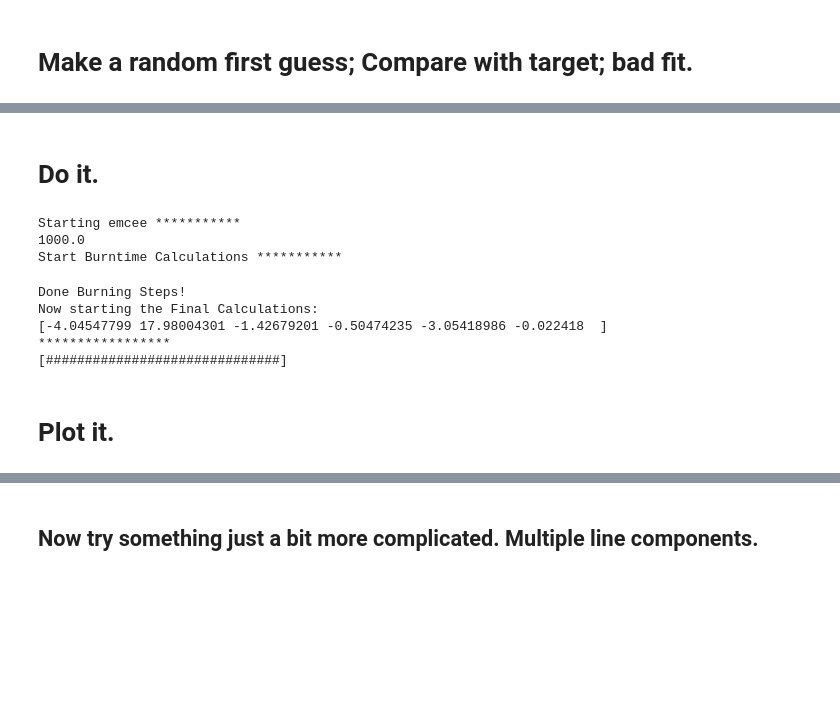
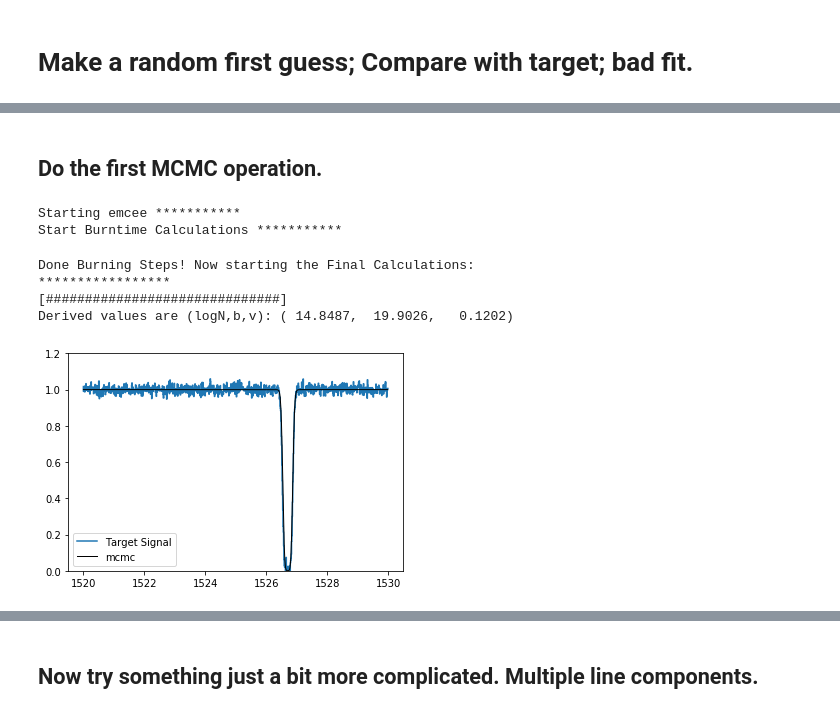
Before and after one commit to rongmon/rbvfit, a Jupyter notebook: src/rbvfit/Set_up_MCMC_problem.ipynb, the cells around one changed output, grey strips where cells are left out. Cells and saved outputs as stored; diff of their text form; code cells hidden in the pictures; blank space fills up the shorter version.

```diff
--- a/src/rbvfit/Set_up_MCMC_problem.ipynb
+++ b/src/rbvfit/Set_up_MCMC_problem.ipynb
@@ -143,4 +205,15 @@ plt.ylim([0.,1.2])
 # %%
+perturbation=1e-1
+no_of_Chain=100
+no_of_steps=5000
+
+text_label=['rho', 'len', 'solar', 'f_c', 'vel_const', 'temp', 'lnf']
+lb   = [-10, 10, -4, -1, -500., 1, -np.inf]
+ub   = [2  , 25,  1,  0,  500., 9,  0.0   ]
+
+length_of_lb = len(lb)
+ndim, nwalkers = length_of_lb, no_of_Chain
+
 ######## Computing Likelihoods######
 def lnprior(theta, lb, ub):
     for index in range(0, len(lb)):
@@ -219,52 +289,28 @@ Optimizing Guess ***********
-# %% [markdown]
-# Do it.
+# %% [markdown]
+## Do the first MCMC operation.
 # %%
-perturbation=1e-1
-no_of_Chain=50
-no_of_steps=5000
-
-length_of_lb = len(lb)
-ndim, nwalkers = length_of_lb, no_of_Chain
-
-
-# guesses are optimized guess from above plus random perturbations
 guesses = [popt + perturbation * np.random.randn(ndim) for i in range(nwalkers)]
 print("Starting emcee ***********")
 burntime = np.round(no_of_steps * .2)
-print(burntime)
 sampler = emcee.EnsembleSampler(nwalkers, ndim, lnprob, threads=8, args=(lb, ub, model_guess, wave, fnorm, enorm))
 print("Start Burntime Calculations ***********")
 
-
-
-import sys
-width = 30
-#First Burning some steps
-pos, prob, state = sampler.run_mcmc(guesses, burntime)
+pos, prob, state = sampler.run_mcmc(guesses, burntime)  #First Burning some steps
 sampler.reset()
 
-
-print("Done Burning Steps!")
-print("Now starting the Final Calculations:")
-InitialState = np.median(samples,axis=0)
-print(InitialState)
+print("Done Burning Steps! Now starting the Final Calculations:")
 print("*****************")
-#Now Running mcmc
 for i, result in enumerate(sampler.sample(pos, iterations=no_of_steps)):
     n = int((width+1) * float(i) / no_of_steps)
     sys.stdout.write("\r[{0}{1}]".format('#' * n, ' ' * (width - n)))
-    #print(sampler.chain.shape)
-    #print(sampler.chain[0,-1,:])
-    #print(InitialState - np.median(samples,axis=0))
 sys.stdout.write("\n")
+
+best_fit = print_and_plot_results(sampler, wave, fnorm)
 # %% [output]
 Starting emcee ***********
-1000.0
 Start Burntime Calculations ***********
-Done Burning Steps!
-Now starting the Final Calculations:
-[-4.04547799 17.98004301 -1.42679201 -0.50474235 -3.05418986 -0.022418  ]
+Done Burning Steps! Now starting the Final Calculations:
 *****************
 [##############################]
+Derived values are (logN,b,v): ( 14.8487,  19.9026,   0.1202)
+[figure, added]
-# %% [markdown]
-# Plot it.
```
Also changed, not shown: parts of 23 cells of this notebook.
